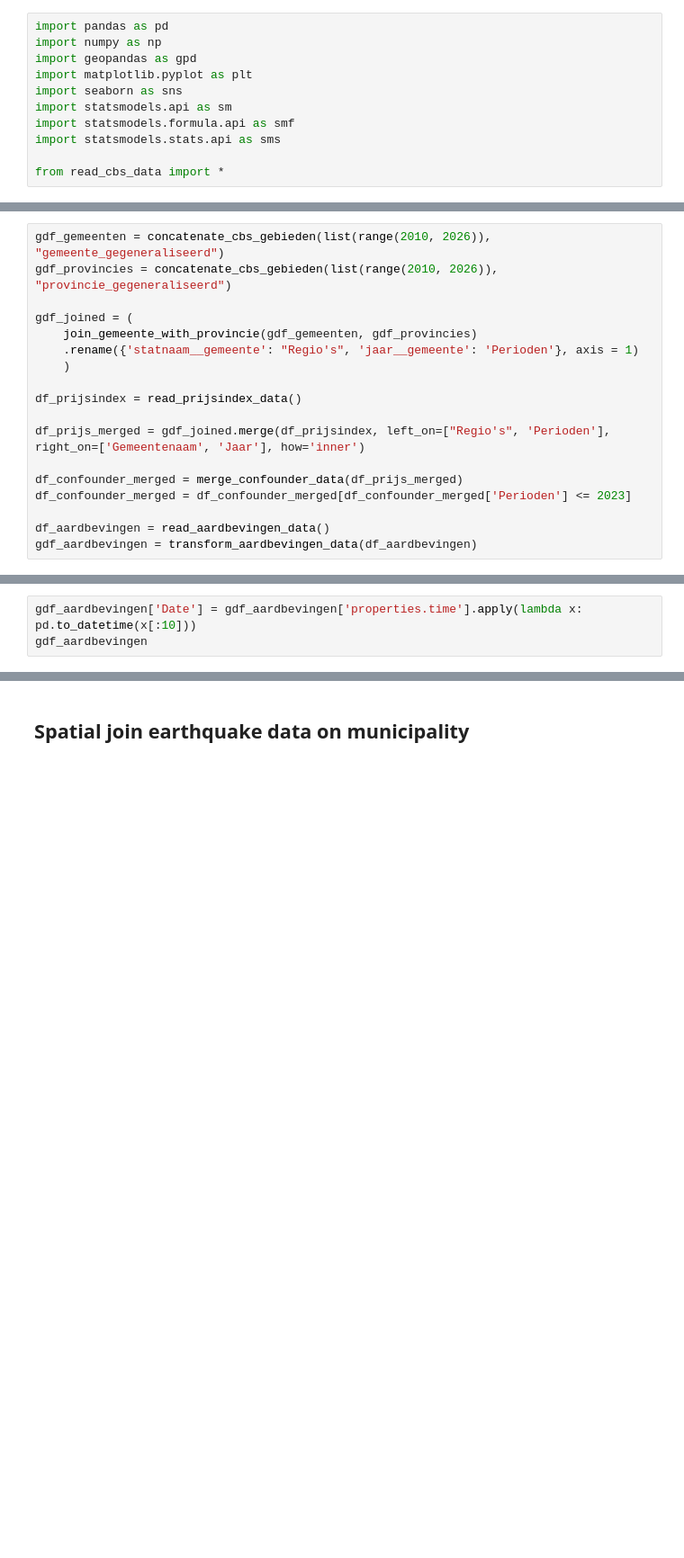
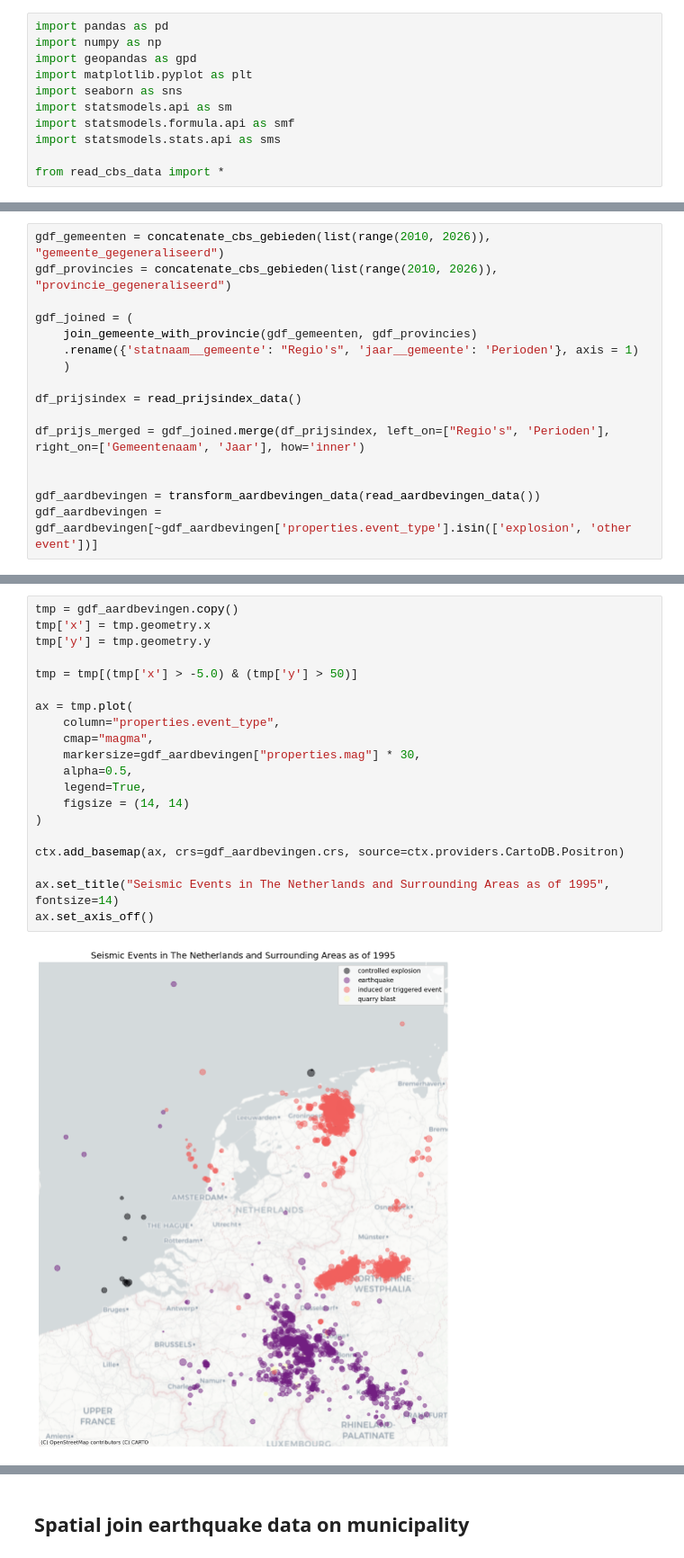
Before and after one commit to TayyipAltan/house_price_causality, a Jupyter notebook: analysis.ipynb, the cells around one changed output, grey strips where cells are left out. Shown at 90% size. Saved outputs shown, nothing was run; the diff lists cells and outputs as text; blank space fills up the shorter version.

```diff
--- a/analysis.ipynb
+++ b/analysis.ipynb
@@ -26,8 +38,6 @@ df_prijsindex = read_prijsindex_data()
 
 df_prijs_merged = gdf_joined.merge(df_prijsindex, left_on=["Regio's", 'Perioden'], right_on=['Gemeentenaam', 'Jaar'], how='inner')
 
-df_confounder_merged = merge_confounder_data(df_prijs_merged)
-df_confounder_merged = df_confounder_merged[df_confounder_merged['Perioden'] <= 2023]
 
-df_aardbevingen = read_aardbevingen_data()
-gdf_aardbevingen = transform_aardbevingen_data(df_aardbevingen)
+gdf_aardbevingen = transform_aardbevingen_data(read_aardbevingen_data())
+gdf_aardbevingen = gdf_aardbevingen[~gdf_aardbevingen['properties.event_type'].isin(['explosion', 'other event'])]
@@ -75,3 +45,0 @@ array([2010, 2011, 2012, 2013, 2014, 2015, 2016, 2017, 2018, 2019, 2020,
-# %%
-gdf_aardbevingen['Date'] = gdf_aardbevingen['properties.time'].apply(lambda x: pd.to_datetime(x[:10]))
-gdf_aardbevingen
@@ -113,0 +64,22 @@ Name: properties.mag, dtype: float64
+# %%
+tmp = gdf_aardbevingen.copy()
+tmp['x'] = tmp.geometry.x
+tmp['y'] = tmp.geometry.y
+
+tmp = tmp[(tmp['x'] > -5.0) & (tmp['y'] > 50)]
+
+ax = tmp.plot(
+    column="properties.event_type",
+    cmap="magma",
+    markersize=gdf_aardbevingen["properties.mag"] * 30,
+    alpha=0.5,
+    legend=True,
+    figsize = (14, 14)
+)
+
+ctx.add_basemap(ax, crs=gdf_aardbevingen.crs, source=ctx.providers.CartoDB.Positron)
+
+ax.set_title("Seismic Events in The Netherlands and Surrounding Areas as of 1995", fontsize=14)
+ax.set_axis_off()
+# %% [output]
+[figure, added]
```
Also changed, not shown: parts of 12 cells of this notebook, 3 other files.
